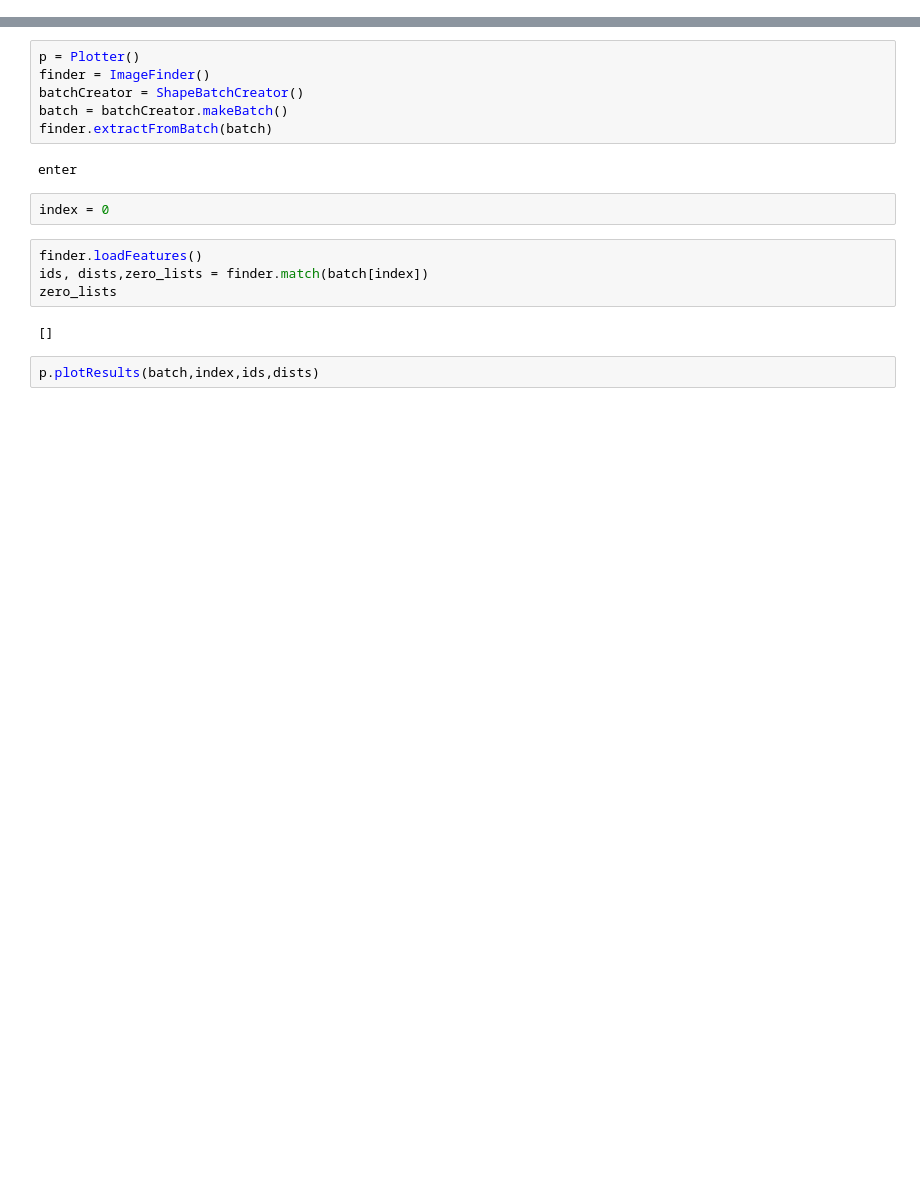
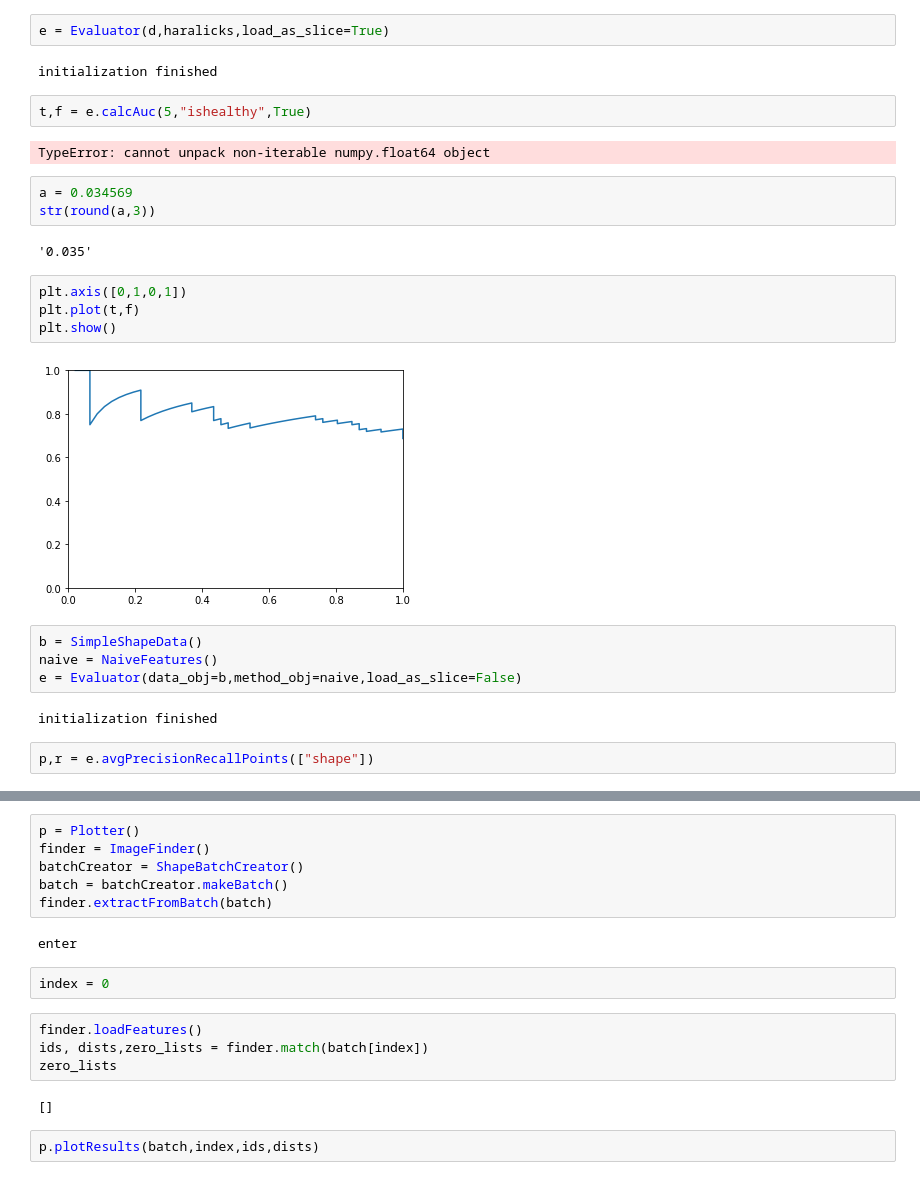
Before and after one commit to Tirore96/CBIR, a Jupyter notebook: ToyExample.ipynb, the cells around one changed output, grey strips where cells are left out. Drawn from its saved outputs; the diff is of its cells as text; blank space fills up the shorter version.

```diff
--- a/ToyExample.ipynb
+++ b/ToyExample.ipynb
@@ -16,0 +41,27 @@ NameError: name 'ImageFinder' is not defined
+# %%
+e = Evaluator(d,haralicks,load_as_slice=True)
+# %% [output]
+initialization finished
+# %%
+t,f = e.calcAuc(5,"ishealthy",True)
+# %% [output]
+TypeError: cannot unpack non-iterable numpy.float64 object
+# %%
+a = 0.034569
+str(round(a,3))
+# %% [output]
+'0.035'
+# %%
+plt.axis([0,1,0,1])
+plt.plot(t,f)
+plt.show()
+# %% [output]
+[figure, added]
+# %%
+b = SimpleShapeData()
+naive = NaiveFeatures()
+e = Evaluator(data_obj=b,method_obj=naive,load_as_slice=False)
+# %% [output]
+initialization finished
+# %%
+p,r = e.avgPrecisionRecallPoints(["shape"])
```
Also changed, not shown: parts of 12 cells of this notebook, 12 other files.
